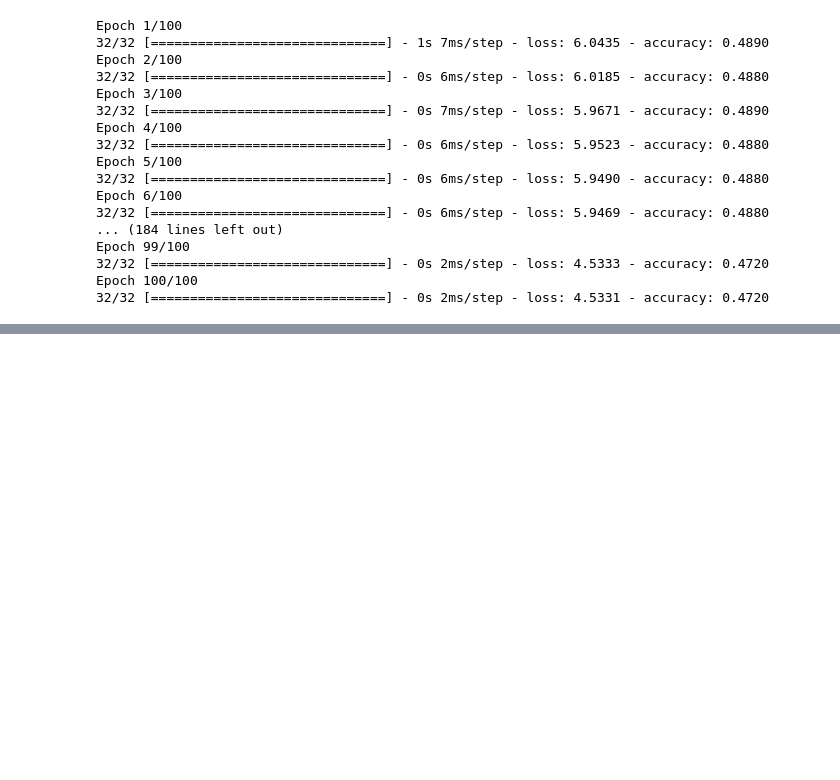
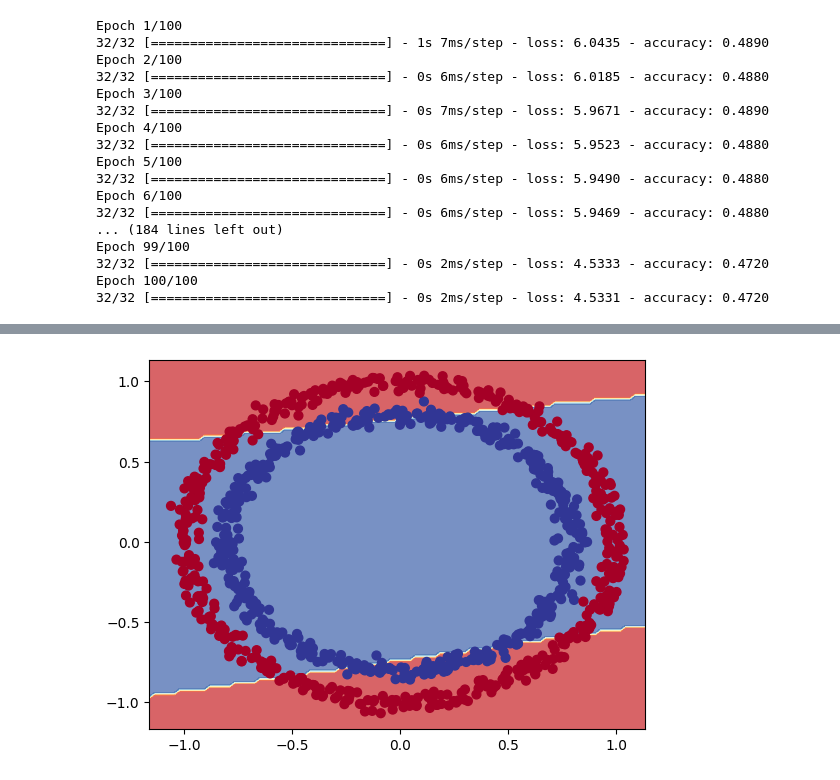
Before and after one commit to lakshitgosain/Tensorflow-ZTM, a Jupyter notebook: 02_neural_network_classification_in_tensorflow.ipynb, the cells around one changed output, grey strips where cells are left out. Saved outputs shown, nothing was run; the diff lists cells and outputs as text; code cells hidden in the pictures; blank space fills up the shorter version.

```diff
--- a/02_neural_network_classification_in_tensorflow.ipynb
+++ b/02_neural_network_classification_in_tensorflow.ipynb
@@ -384,3 +384,17 @@ Epoch 99/100
 32/32 [==============================] - 0s 2ms/step - loss: 4.5333 - accuracy: 0.4720
 Epoch 100/100
 32/32 [==============================] - 0s 2ms/step - loss: 4.5331 - accuracy: 0.4720
+# %%
+tf.random.set_seed(42)
+
+model_6=tf.keras.Sequential([
+    tf.keras.layers.Dense(4,activation='relu'),
+    tf.keras.layers.Dense(4,activation='relu'),
+    tf.keras.layers.Dense(1,activation='relu')
+])
+
+model_6.compile(loss=tf.keras.losses.BinaryCrossentropy(),
+                optimizer=tf.keras.optimizers.Adam(learning_rate=0.001),
+                metrics=["accuracy"])
+
+history=model_6.fit(X,y,epochs=100)
@@ -386,0 +424,3 @@ Epoch 100/100
+# %%
+plot_decision_boundary(model_6,X,y)
+# %% [output]
@@ -386,0 +429 @@ Epoch 100/100
+[figure, added]
```
Also changed, not shown: parts of 14 cells of this notebook.
